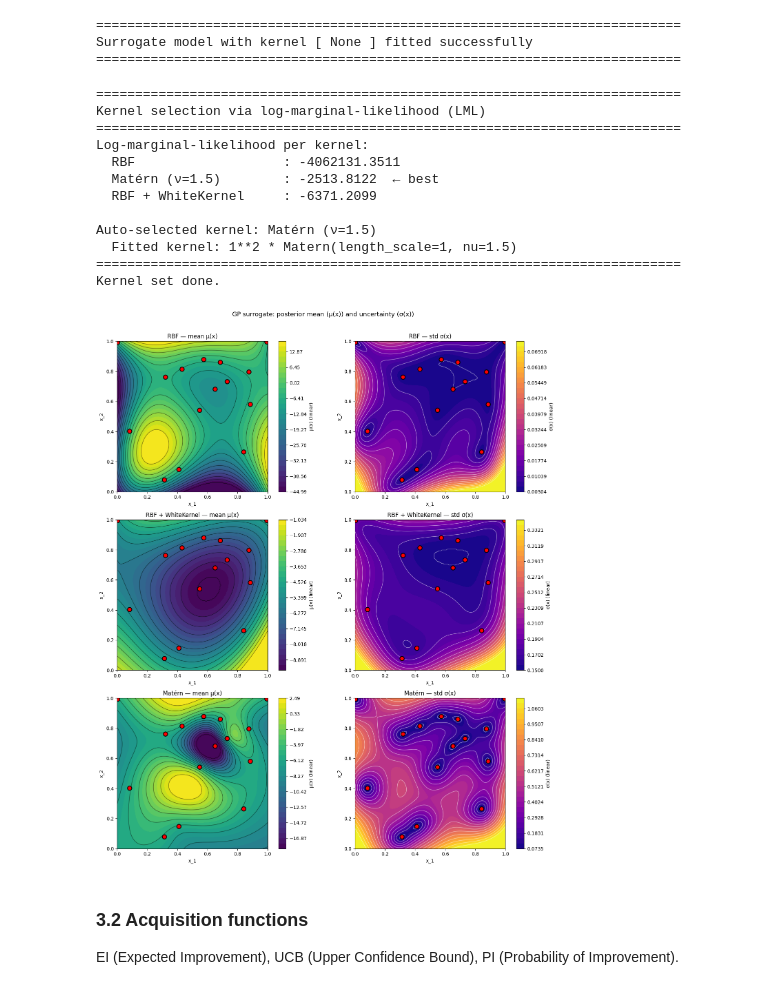
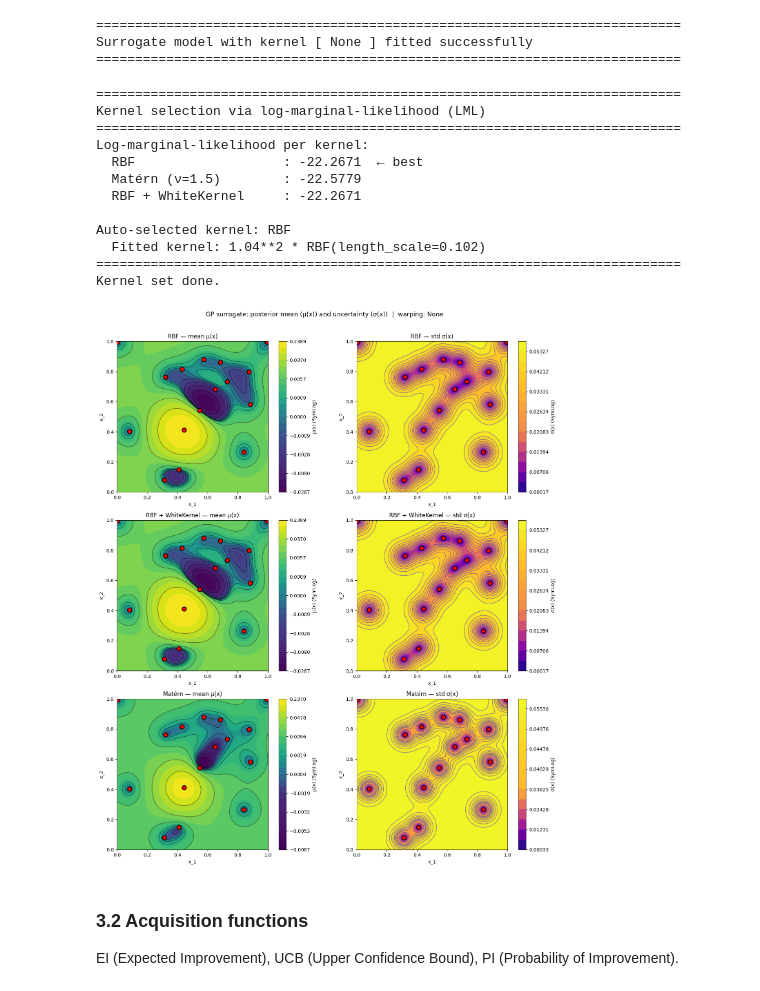
Before and after one commit to karefyllidis/black-box-optimization, a Jupyter notebook: notebooks/function_1_Radiation-Detection.ipynb, the cells around one changed output. Cells and saved outputs as stored; diff of their text form; code cells hidden in the pictures.

```diff
--- a/notebooks/function_1_Radiation-Detection.ipynb
+++ b/notebooks/function_1_Radiation-Detection.ipynb
@@ -102,30 +102,30 @@ MATERN_NU             = 1.5    # roughness: 0.5=exp, 1.5=C¹, 2.5=C², ∞=RBF
 WHITE_NOISE_LEVEL     = 1e-3   # noise init; raise to 0.01-0.1 if oracle is stochastic
 GP_KERNEL             = None   # Option to pass: None or "none" → LML auto-select; "RBF" | "Matern" | "RBF + WhiteKernel" → use that kernel
 
-OPTIMIZE_KERNEL       = False   # Optimize kernel hyperparameters (if True use best kernel)
+OPTIMIZE_KERNEL       = True   # Optimize kernel hyperparameters (if True use best kernel)
 N_RESTARTS_KERNEL     = 20       # 2D: fewer restarts; increase if LML at bounds
 CONSTANT_SCALE_BOUNDS = (1e-10, 1e10)  # very wide output-scale to avoid boundary clipping during sparse-data phases
 LENGTH_SCALE_BOUNDS   = (1e-10, 20.0)  # inputs in [0,1]: allow ultra-sharp hotspot (1e-5) while capping over-smooth fits (2.0)
 WHITE_NOISE_BOUNDS    = (1e-50, 1e5) # wide noise band so outlier-heavy early data does not pin at upper bound
 
 # ==== Output warping (HEBO-inspired) ====
-OUTPUT_WARPING = "log"   # None | "boxcox" | "log" — transform y before GP fit; acquisition/next_x in warped space; set to "boxcox" or "log" to compare
+OUTPUT_WARPING = "none"    # no warping (raw y); use "log" | "boxcox" if you want to try warping
 
 # ==== Acquisition coefficients ====
 # Early (few obs): explore → high ξ/κ.  Late (many obs): exploit → low ξ/κ.
-XI_EI_PI  = 0.2     # ξ for EI/PI: 0.25 = explore, 0.05 = exploit near best
-KAPPA_UCB = 4.0     # κ for UCB:   3-5  = explore, 1-2  = exploit near mean peak
+XI_EI_PI  = 0.15     # ξ for EI/PI: 0.25 = explore, 0.05 = exploit near best
+KAPPA_UCB = 3.0     # κ for UCB:   3-5  = explore, 1-2  = exploit near mean peak
 
 # ==== Candidate sampling ====
 n_grid  = 200   # 2D grid resolution (for plotting and candidate sampling)
 n_cand  = n_grid * n_grid
-CANDIDATE_SAMPLING_METHOD = "sobol"  #  'lhs' | 'sobol'
+CANDIDATE_SAMPLING_METHOD = "lhs"  #  'lhs' | 'sobol'
 
 # ==== Option to use Ensemble for acquisition function ====
-USE_ENSEMBLE    = False   # Set False to use SOLO_STRATEGY only
+USE_ENSEMBLE    = True   # Set False to use SOLO_STRATEGY only
 SOLO_STRATEGY   = "UCB" # Used when USE_ENSEMBLE=False: "EI" | "PI" | "UCB"
 AGREE_THRESHOLD = 0.15  # max pairwise L2 dist; if exceeded, use centroid
-MIN_DIST_THRESHOLD = 0.05  # min L2 distance from any obs; mask acquisition at closer candidates
+MIN_DIST_THRESHOLD = 0.01  # mask acquisition at very close candidates (avoid duplicate submit); 0.05 was too large and pushed proposals away from good region
 BOUNDARY_MARGIN = 0.05     # 0=off. Mask candidates with any coord in [0,margin] or [1-margin,1]; low-d (F1) only; high-d use 0
 # %%
 # Prefer local CSV (updated each week); fall back to read-only initial data
@@ -428,12 +440,12 @@ print("Kernel set done.")
 Kernel selection via log-marginal-likelihood (LML)
 ===========================================================================
 Log-marginal-likelihood per kernel:
-  RBF                   : -4062131.3511
-  Matérn (ν=1.5)        : -2513.8122  ← best
-  RBF + WhiteKernel     : -6371.2099
+  RBF                   : -22.2671  ← best
+  Matérn (ν=1.5)        : -22.5779
+  RBF + WhiteKernel     : -22.2671
 
-Auto-selected kernel: Matérn (ν=1.5)
-  Fitted kernel: 1**2 * Matern(length_scale=1, nu=1.5)
+Auto-selected kernel: RBF
+  Fitted kernel: 1.04**2 * RBF(length_scale=0.102)
 ===========================================================================
 Kernel set done.
 # %%
@@ -451,8 +463,8 @@ fig, axes = plt.subplots(3, 2, figsize=(14, 16))
 for i, (mu, sig, name) in enumerate(kernels_info):
     ax_mu, ax_sig = axes[i, 0], axes[i, 1]
 
-    mu_p,  mu_lvl,  mu_nrm  = _prepare_surface_for_plot(mu)
-    sig_p, sig_lvl, sig_nrm = _prepare_surface_for_plot(sig)
+    mu_p,  mu_lvl,  mu_nrm  = _prepare_surface_for_plot(mu, force_symlog=True)
+    sig_p, sig_lvl, sig_nrm = _prepare_surface_for_plot(sig, force_symlog=True)
     _mu_sl  = "SymLog" if hasattr(mu_nrm,  'linthresh') else "linear"
     _sig_sl = "SymLog" if hasattr(sig_nrm, 'linthresh') else "linear"
     _mu_cl  = mu_lvl[::max(1, len(mu_lvl)  // CONTOUR_LINE_LEVELS)]
@@ -460,36 +472,36 @@ for i, (mu, sig, name) in enumerate(kernels_info):
 
     # Mean panel
     cf1 = ax_mu.contourf(X1g, X2g, mu_p, levels=mu_lvl, norm=mu_nrm, cmap="viridis")
     ax_mu.contour(X1g, X2g, mu_p, levels=_mu_cl, colors="k", linewidths=CONTOUR_LINEWIDTH, alpha=CONTOUR_ALPHA, linestyles=CONTOUR_LINESTYLE)
     fig.colorbar(cf1, ax=ax_mu).set_label(f"μ(x) ({_mu_sl})", fontsize=10)
     ax_mu.scatter(X[:, 0], X[:, 1], c="red", s=80, edgecolors="k", zorder=2, linewidths=1.5)
     ax_mu.set_xlabel("x_1", fontsize=10); ax_mu.set_ylabel("x_2", fontsize=10)
     ax_mu.set_title(f"{name} — mean μ(x)", fontsize=12)
     ax_mu.set_aspect("equal")
 
     # Std panel
     cf2 = ax_sig.contourf(X1g, X2g, sig_p, levels=sig_lvl, norm=sig_nrm, cmap="plasma")
-    ax_sig.contour(X1g, X2g, sig_p, levels=_sig_cl, colors="w", linewidths=CONTOUR_LINEWIDTH, alpha=CONTOUR_ALPHA, linestyles=CONTOUR_LINESTYLE)
+    ax_sig.contour(X1g, X2g, sig_p, levels=_sig_cl, colors="blue", linewidths=CONTOUR_LINEWIDTH, alpha=CONTOUR_ALPHA, linestyles=CONTOUR_LINESTYLE)
     fig.colorbar(cf2, ax=ax_sig).set_label(f"σ(x) ({_sig_sl})", fontsize=10)
     ax_sig.scatter(X[:, 0], X[:, 1], c="red", s=80, edgecolors="k", zorder=2, linewidths=1.5)
     ax_sig.set_xlabel("x_1", fontsize=10); ax_sig.set_ylabel("x_2", fontsize=10)
     ax_sig.set_title(f"{name} — std σ(x)", fontsize=12)
     ax_sig.set_aspect("equal")
 
-fig.suptitle("GP surrogate: posterior mean (μ(x)) and uncertainty (σ(x))", fontsize=13, y=1.01)
+fig.suptitle(f"GP surrogate: posterior mean (μ(x)) and uncertainty (σ(x))  |  warping: {WARP_LABEL}", fontsize=13, y=1.01)
 fig.tight_layout()
 
 if IF_EXPORT_PLOT:
     out_dir = PLOT_EXPORT_DIR
     assert_not_under_initial_data(out_dir, project_root=repo_root)
     out_dir.mkdir(parents=True, exist_ok=True)
     out_path = out_dir / "function_1_gp_three_kernels.png"
     fig.savefig(out_path, dpi=150, format="png", bbox_inches="tight")
     print("Plot saved to", out_path)
 if IF_SHOW_PLOT:
     plt.show()
 # %% [output]
-[figure, old version]
+[figure, new version]
 # %% [markdown]
 ### 3.2 Acquisition functions
 
```
Also changed, not shown: parts of 10 cells of this notebook, 9 other files.
